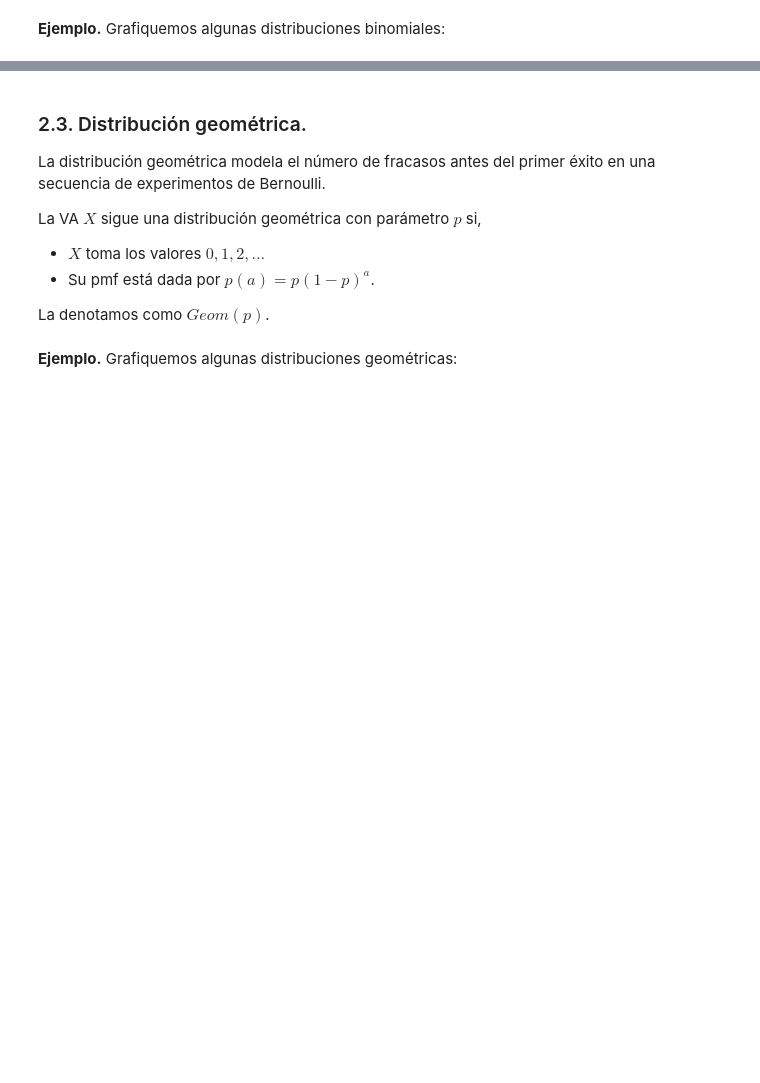
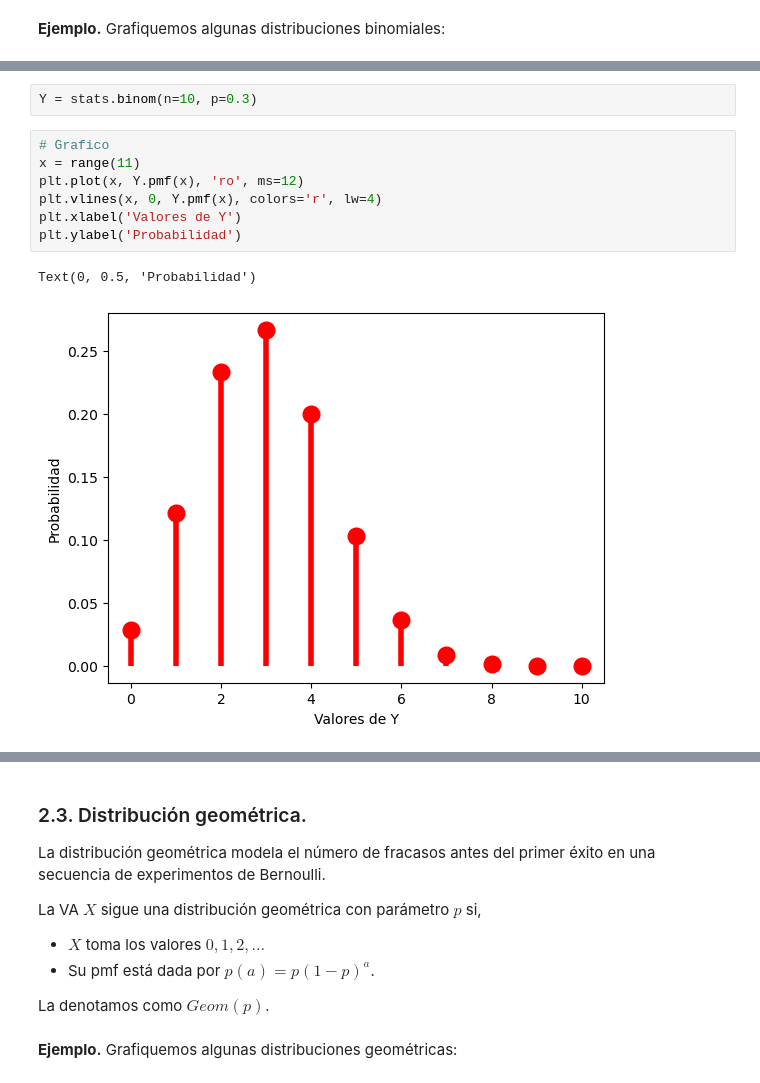
Before and after one commit to esjimenezro/mebo2024, a Jupyter notebook: modulo1/tema2/2-variables-aleatorias-discretas.ipynb, the cells around one changed output, grey strips where cells are left out. Cells and saved outputs as stored; diff of their text form; blank space fills up the shorter version.

```diff
--- a/modulo1/tema2/2-variables-aleatorias-discretas.ipynb
+++ b/modulo1/tema2/2-variables-aleatorias-discretas.ipynb
@@ -186,0 +203,12 @@ $$
+# %%
+Y = stats.binom(n=10, p=0.3)
+# %%
+# Grafico
+x = range(11)
+plt.plot(x, Y.pmf(x), 'ro', ms=12)
+plt.vlines(x, 0, Y.pmf(x), colors='r', lw=4)
+plt.xlabel('Valores de Y')
+plt.ylabel('Probabilidad')
+# %% [output]
+Text(0, 0.5, 'Probabilidad')
+[figure, added]
```
Also changed, not shown: parts of 19 cells of this notebook.
